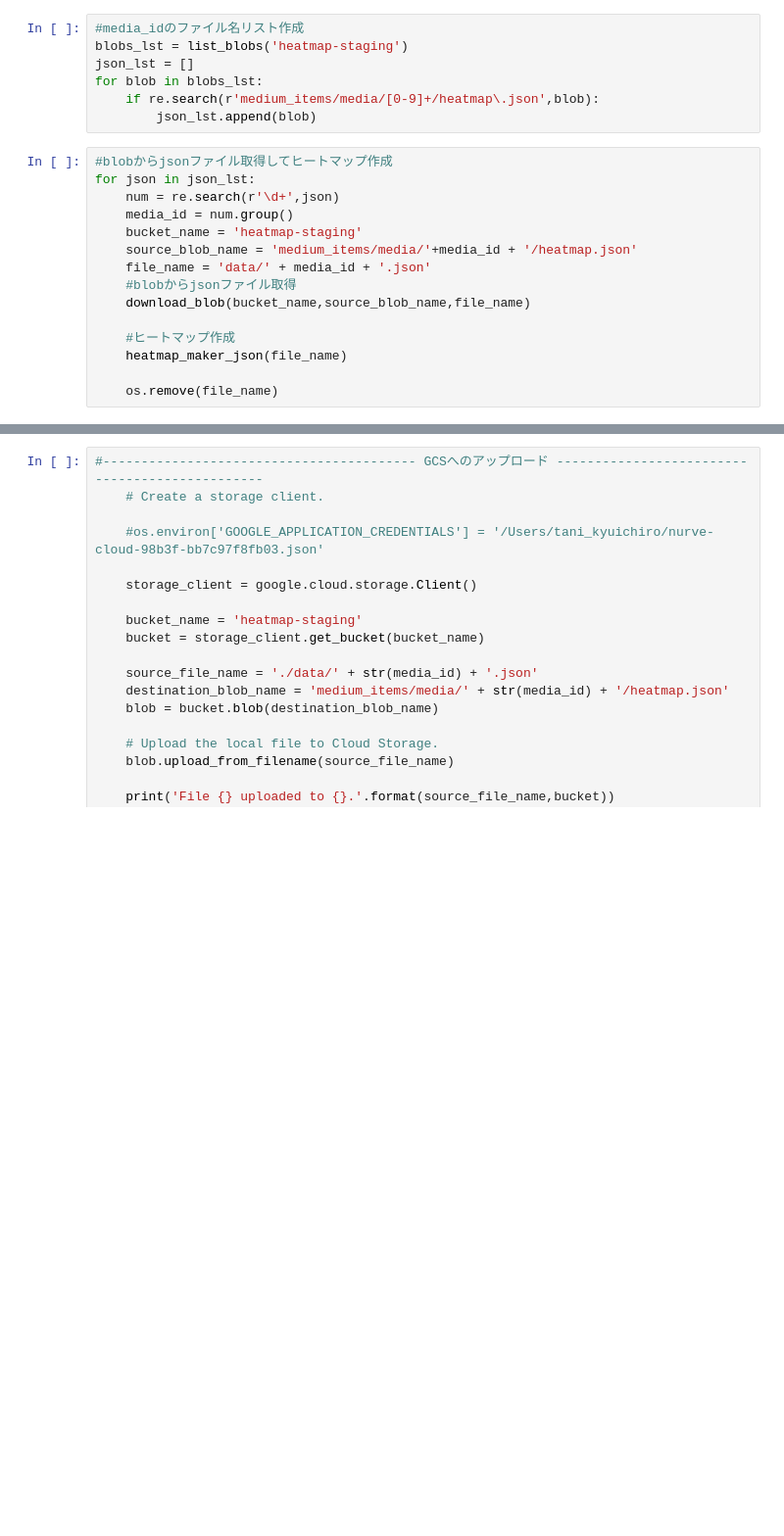
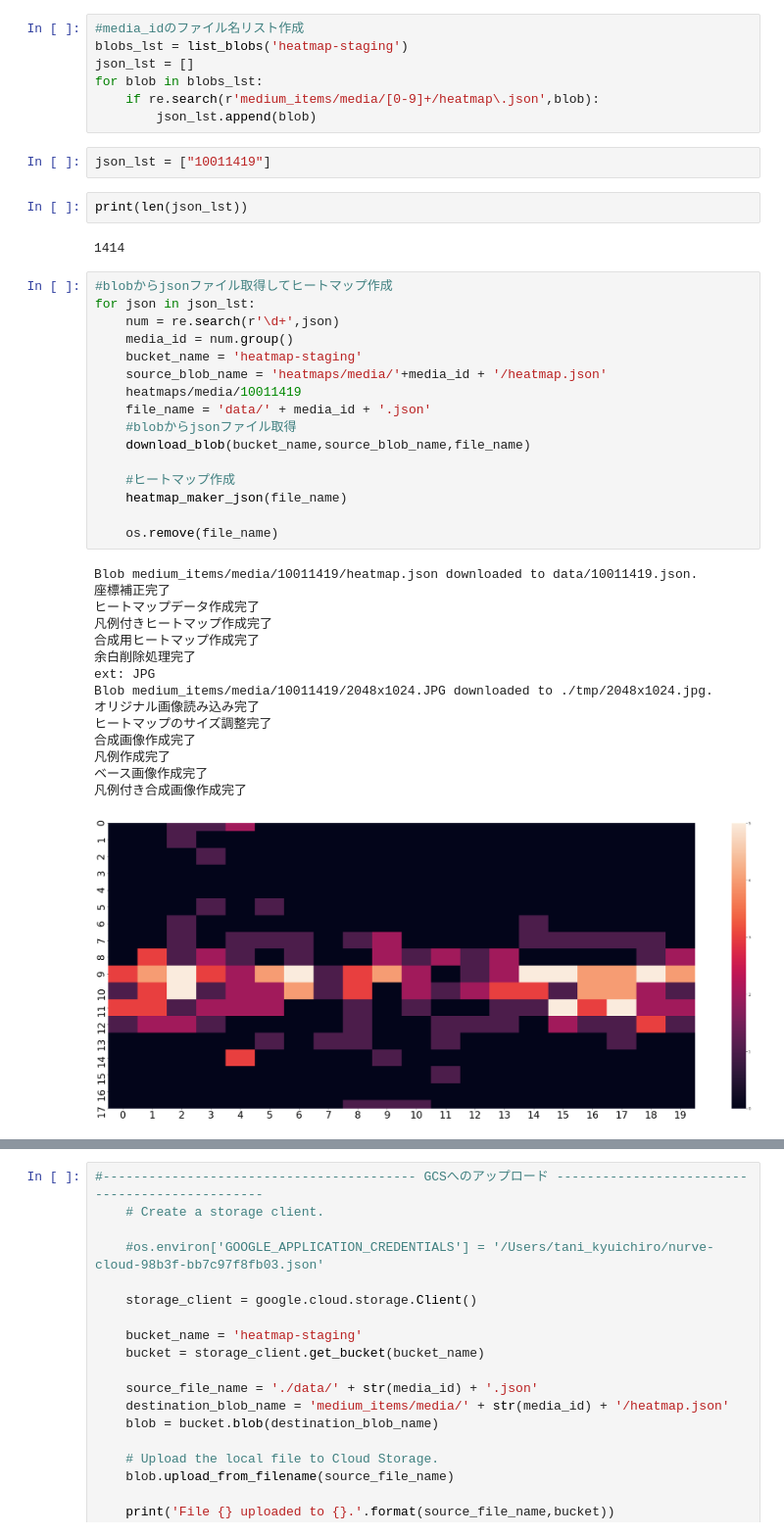
Before and after one commit to Tani-Q/heatmap_project, a Jupyter notebook: panorama_user_eventヒートマップ-type_json.ipynb, the cells around one changed output, grey strips where cells are left out. Shown at 98% size. Drawn from its saved outputs; the diff is of its cells as text; blank space fills up the shorter version.

```diff
--- a/panorama_user_eventヒートマップ-type_json.ipynb
+++ b/panorama_user_eventヒートマップ-type_json.ipynb
@@ -599,18 +590,41 @@ json_lst = []
 for blob in blobs_lst:
     if re.search(r'medium_items/media/[0-9]+/heatmap\.json',blob):
         json_lst.append(blob)
+# %%
+json_lst = ["10011419"]
+# %%
+print(len(json_lst))
+# %% [output]
+1414
 # %%
 #blobからjsonファイル取得してヒートマップ作成
 for json in json_lst:
     num = re.search(r'\d+',json)
     media_id = num.group()
     bucket_name = 'heatmap-staging'
-    source_blob_name = 'medium_items/media/'+media_id + '/heatmap.json'
+    source_blob_name = 'heatmaps/media/'+media_id + '/heatmap.json'
+    heatmaps/media/10011419
     file_name = 'data/' + media_id + '.json'
     #blobからjsonファイル取得
     download_blob(bucket_name,source_blob_name,file_name)
 
     #ヒートマップ作成
     heatmap_maker_json(file_name)
 
     os.remove(file_name)
+# %% [output]
+Blob medium_items/media/10011419/heatmap.json downloaded to data/10011419.json.
+座標補正完了
+ヒートマップデータ作成完了
+凡例付きヒートマップ作成完了
+合成用ヒートマップ作成完了
+余白削除処理完了
+ext: JPG
+Blob medium_items/media/10011419/2048x1024.JPG downloaded to ./tmp/2048x1024.jpg.
+オリジナル画像読み込み完了
+ヒートマップのサイズ調整完了
+合成画像作成完了
+凡例作成完了
+ベース画像作成完了
+凡例付き合成画像作成完了
+[figure, added]
```
Also changed, not shown: parts of 4 cells of this notebook, 2 other files.
